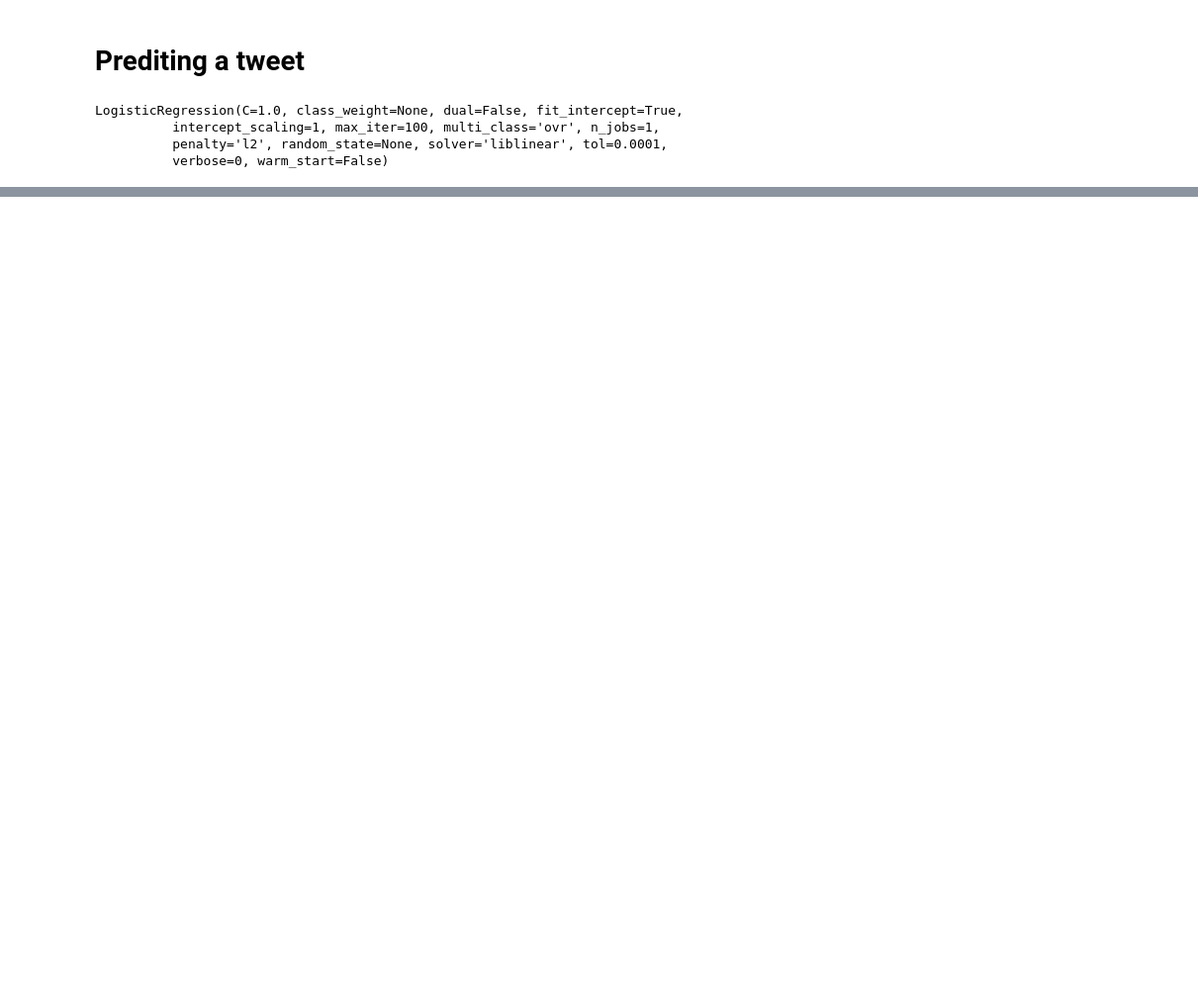
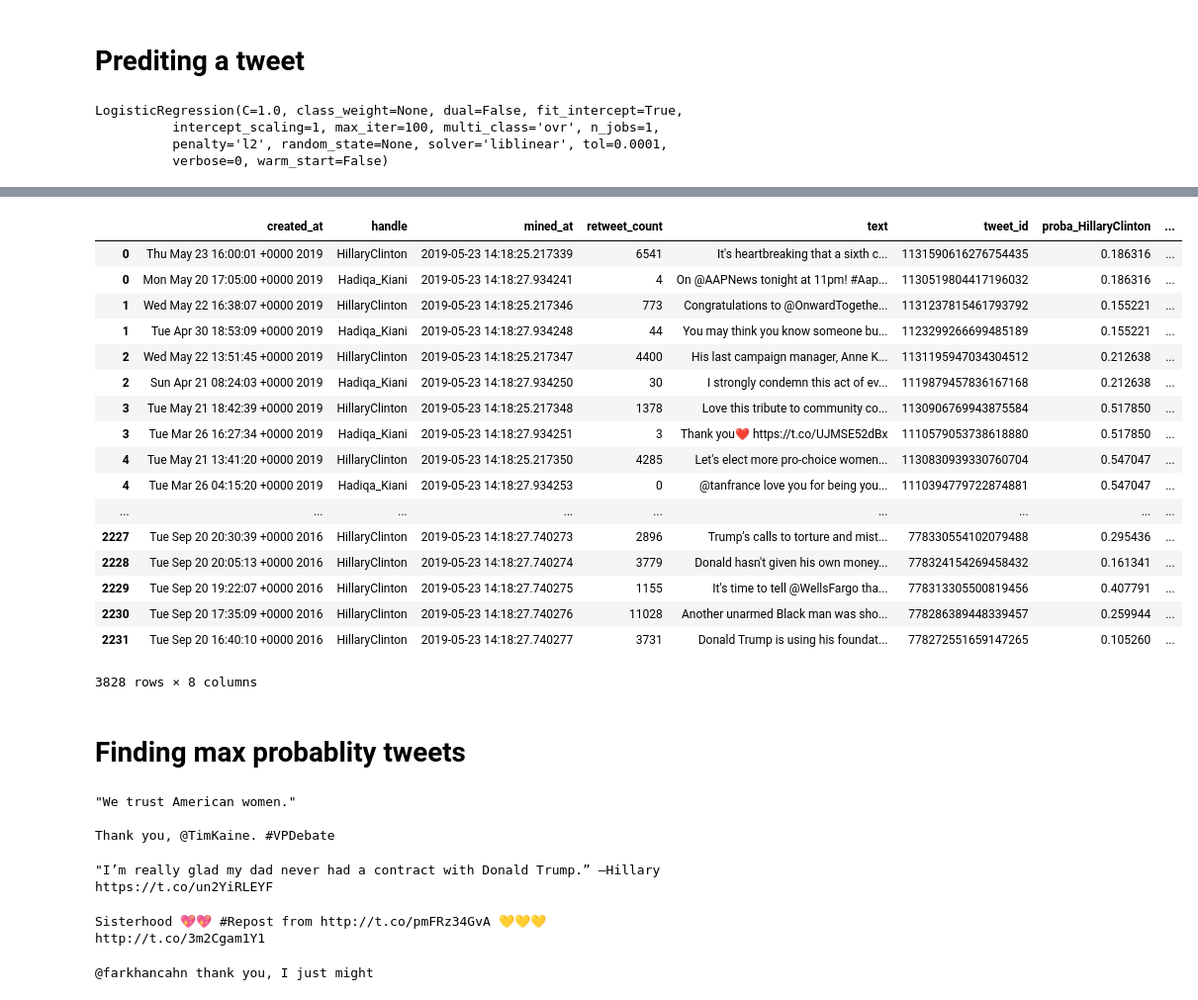
Before and after one commit to manmeet-gill/Twitter_who_posted, a Jupyter notebook: app.ipynb, the cells around one changed output, grey strips where cells are left out. Shown: that part at 99% size. Saved outputs shown, nothing was run; the diff lists cells and outputs as text; code cells hidden in the pictures; blank space fills up the shorter version.

```diff
--- a/app.ipynb
+++ b/app.ipynb
@@ -388,0 +403,51 @@ pd.DataFrame(estimator.predict_proba(Xtest),
+# %%
+Probas_x = pd.DataFrame(estimator.predict_proba(X), columns=[first_p_prob, second_p_prob])
+# %%
+joined_x = pd.merge(tweets, Probas_x, left_index=True, right_index=True)
+# %%
+joined_x
+# %% [output]
+|  | created_at | handle | mined_at | retweet_count | text | tweet_id | proba_HillaryClinton | ... |
+| 0 | Thu May 23 16:00:01 +0000 2019 | HillaryClinton | 2019-05-23 14:18:25.217339 | 6541 | It's heartbreaking that a sixth c... | 1131590616276754435 | 0.186316 | ... |
+| 0 | Mon May 20 17:05:00 +0000 2019 | Hadiqa_Kiani | 2019-05-23 14:18:27.934241 | 4 | On @AAPNews tonight at 11pm! #Aap... | 1130519804417196032 | 0.186316 | ... |
+| 1 | Wed May 22 16:38:07 +0000 2019 | HillaryClinton | 2019-05-23 14:18:25.217346 | 773 | Congratulations to @OnwardTogethe... | 1131237815461793792 | 0.155221 | ... |
+| 1 | Tue Apr 30 18:53:09 +0000 2019 | Hadiqa_Kiani | 2019-05-23 14:18:27.934248 | 44 | You may think you know someone bu... | 1123299266699485189 | 0.155221 | ... |
+| 2 | Wed May 22 13:51:45 +0000 2019 | HillaryClinton | 2019-05-23 14:18:25.217347 | 4400 | His last campaign manager, Anne K... | 1131195947034304512 | 0.212638 | ... |
+| 2 | Sun Apr 21 08:24:03 +0000 2019 | Hadiqa_Kiani | 2019-05-23 14:18:27.934250 | 30 | I strongly condemn this act of ev... | 1119879457836167168 | 0.212638 | ... |
+| 3 | Tue May 21 18:42:39 +0000 2019 | HillaryClinton | 2019-05-23 14:18:25.217348 | 1378 | Love this tribute to community co... | 1130906769943875584 | 0.517850 | ... |
+| 3 | Tue Mar 26 16:27:34 +0000 2019 | Hadiqa_Kiani | 2019-05-23 14:18:27.934251 | 3 | Thank you❤️ https://t.co/UJMSE52dBx | 1110579053738618880 | 0.517850 | ... |
+| 4 | Tue May 21 13:41:20 +0000 2019 | HillaryClinton | 2019-05-23 14:18:25.217350 | 4285 | Let's elect more pro-choice women... | 1130830939330760704 | 0.547047 | ... |
+| 4 | Tue Mar 26 04:15:20 +0000 2019 | Hadiqa_Kiani | 2019-05-23 14:18:27.934253 | 0 | @tanfrance love you for being you... | 1110394779722874881 | 0.547047 | ... |
+| ... | ... | ... | ... | ... | ... | ... | ... | ... |
+| 2227 | Tue Sep 20 20:30:39 +0000 2016 | HillaryClinton | 2019-05-23 14:18:27.740273 | 2896 | Trump’s calls to torture and mist... | 778330554102079488 | 0.295436 | ... |
+| 2228 | Tue Sep 20 20:05:13 +0000 2016 | HillaryClinton | 2019-05-23 14:18:27.740274 | 3779 | Donald hasn't given his own money... | 778324154269458432 | 0.161341 | ... |
+| 2229 | Tue Sep 20 19:22:07 +0000 2016 | HillaryClinton | 2019-05-23 14:18:27.740275 | 1155 | It's time to tell @WellsFargo tha... | 778313305500819456 | 0.407791 | ... |
+| 2230 | Tue Sep 20 17:35:09 +0000 2016 | HillaryClinton | 2019-05-23 14:18:27.740276 | 11028 | Another unarmed Black man was sho... | 778286389448339457 | 0.259944 | ... |
+| 2231 | Tue Sep 20 16:40:10 +0000 2016 | HillaryClinton | 2019-05-23 14:18:27.740277 | 3731 | Donald Trump is using his foundat... | 778272551659147265 | 0.105260 | ... |
+3828 rows × 8 columns
+# %% [markdown]
+# Finding max probablity tweets
+# %%
+joined_first = joined_x[joined_x['handle']==first_person]
+for el in joined_first[joined_first[first_p_prob]==max(joined_first[first_p_prob])]['text']:
+    print (el)
+# %% [output]
+"We trust American women."
+
+Thank you, @TimKaine. #VPDebate
+# %%
+for el in joined_first[joined_first[first_p_prob]==min(joined_first[first_p_prob])]['text']:
+    print (el)
+# %% [output]
+"I’m really glad my dad never had a contract with Donald Trump.” —Hillary https://t.co/un2YiRLEYF
+# %%
+joined_second = joined_x[joined_x['handle']==second_person]
+for el in joined_second[joined_second[seccond_p_prob]==max(joined_second[seccond_p_prob])]['text']:
+    print (el)
+# %% [output]
+Sisterhood 💖💖 #Repost from http://t.co/pmFRz34GvA 💛💛💛 http://t.co/3m2Cgam1Y1
+# %%
+for el in joined_second[joined_second[seccond_p_prob]==min(joined_second[seccond_p_prob])]['text']:
+    print (el)
+# %% [output]
+@farkhancahn thank you, I just might
```
Also changed, not shown: parts of 18 cells of this notebook.
